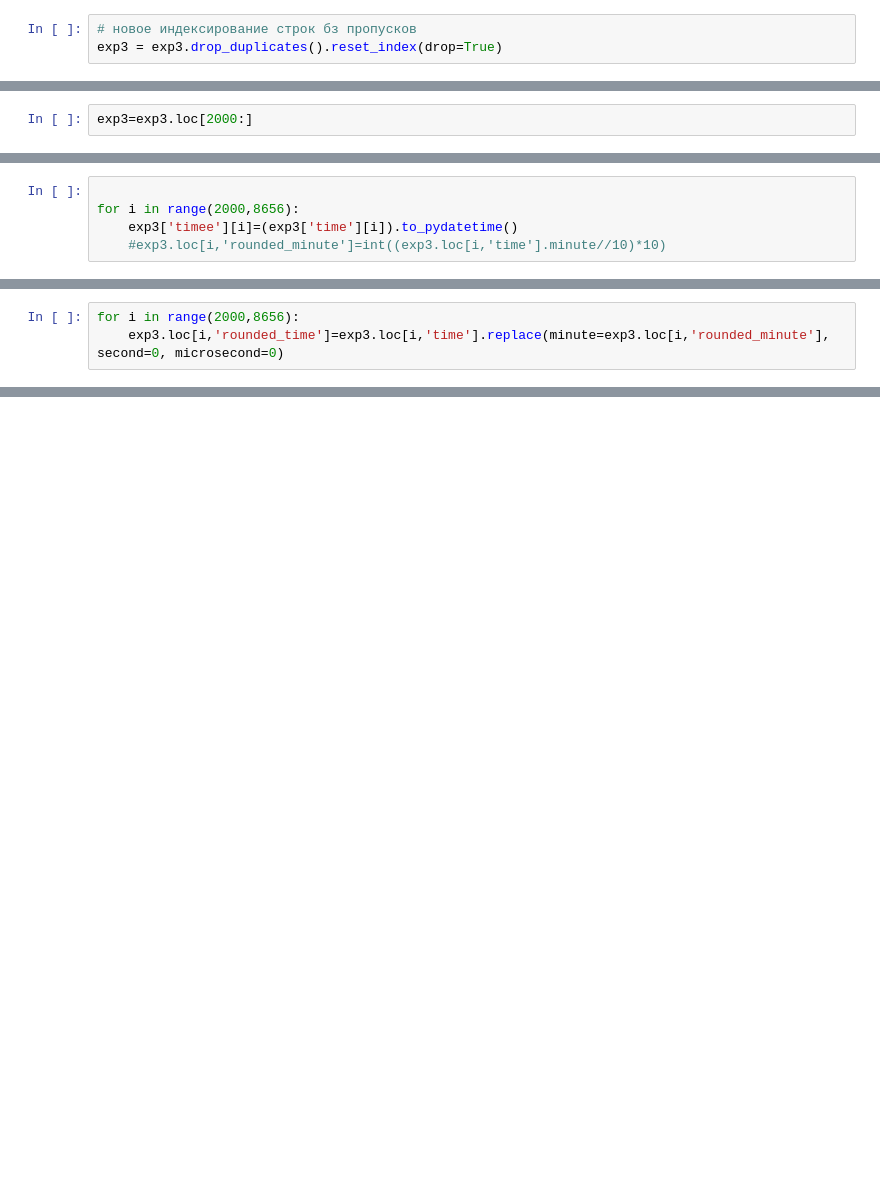
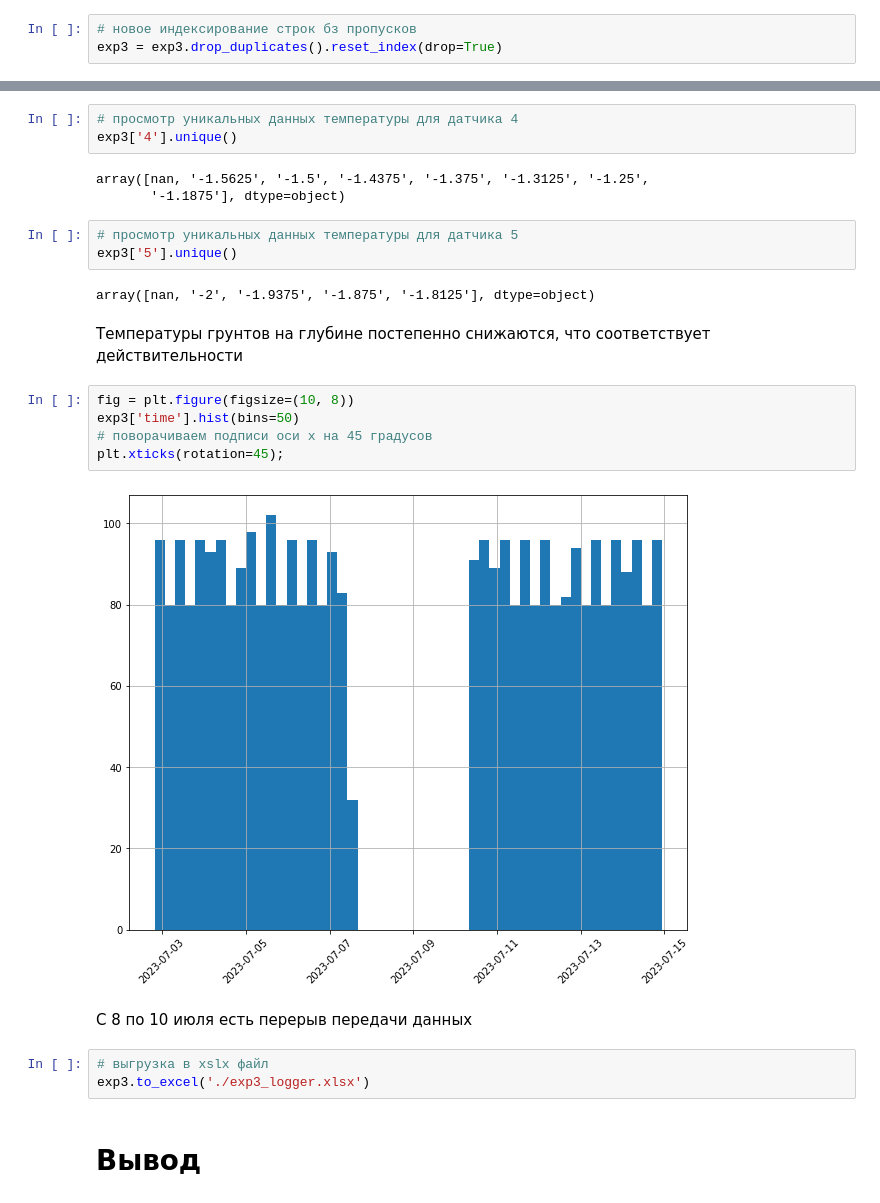
Before and after one commit to Tuyara-17/logger_ETL, a Jupyter notebook: json_xsl.ipynb, the cells around one changed output, grey strips where cells are left out. Drawn from its saved outputs; the diff is of its cells as text; blank space fills up the shorter version.

```diff
--- a/json_xsl.ipynb
+++ b/json_xsl.ipynb
@@ -385,2 +368,0 @@ plt.xticks(rotation=45)
-# %%
-exp3=exp3.loc[2000:]
@@ -438,5 +368,0 @@ AttributeError: 'datetime.datetime' object has no attribute 'info'
-# %%
-
-for i in range(2000,8656):
-    exp3['timee'][i]=(exp3['time'][i]).to_pydatetime()
-    #exp3.loc[i,'rounded_minute']=int((exp3.loc[i,'time'].minute//10)*10)
@@ -445,3 +368,0 @@ exp3.info()
-# %%
-for i in range(2000,8656):
-    exp3.loc[i,'rounded_time']=exp3.loc[i,'time'].replace(minute=exp3.loc[i,'rounded_minute'], second=0, microsecond=0)
@@ -468,0 +416,27 @@ for i in range(len(df)):
+# %%
+# просмотр уникальных данных температуры для датчика 4
+exp3['4'].unique()
+# %% [output]
+array([nan, '-1.5625', '-1.5', '-1.4375', '-1.375', '-1.3125', '-1.25',
+       '-1.1875'], dtype=object)
+# %%
+# просмотр уникальных данных температуры для датчика 5
+exp3['5'].unique()
+# %% [output]
+array([nan, '-2', '-1.9375', '-1.875', '-1.8125'], dtype=object)
+# %% [markdown]
+Температуры грунтов на глубине постепенно снижаются, что соответствует действительности
+# %%
+fig = plt.figure(figsize=(10, 8))
+exp3['time'].hist(bins=50)
+# поворачиваем подписи оси x на 45 градусов
+plt.xticks(rotation=45);
+# %% [output]
+[figure, added]
+# %% [markdown]
+C 8 по 10 июля есть перерыв передачи данных
+# %%
+# выгрузка в xslx файл
+exp3.to_excel('./exp3_logger.xlsx')
+# %% [markdown]
+# Вывод
```
Also changed, not shown: parts of 45 cells of this notebook.
